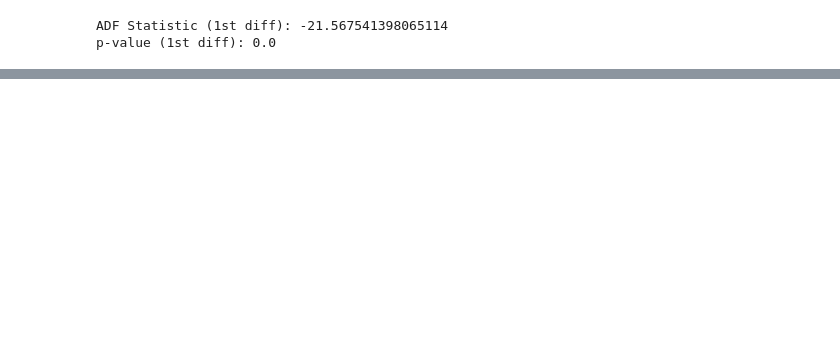
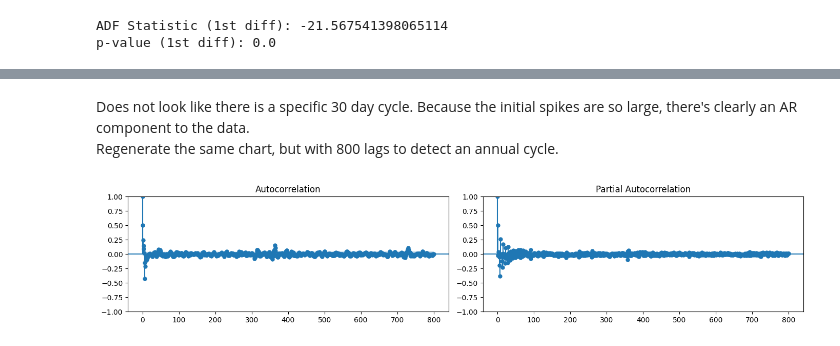
Before and after one commit to rjlatail/NYC_311_Forecasting, a Jupyter notebook: NYC_311_Forecasting_Notebook.ipynb, the cells around one changed output, grey strips where cells are left out. Saved outputs shown, nothing was run; the diff lists cells and outputs as text; code cells hidden in the pictures; blank space fills up the shorter version.

```diff
--- a/NYC_311_Forecasting_Notebook.ipynb
+++ b/NYC_311_Forecasting_Notebook.ipynb
@@ -585,0 +698,12 @@ AttributeError: 'Axes' object has no attribute 'plot_acf'
+# %% [markdown]
+Does not look like there is a specific 30 day cycle.  Because the initial spikes are so large, there's clearly an AR component to the data.
+Regenerate the same chart, but with 800 lags to detect an annual cycle.
+# %%
+# Plot ACF and PACF of seasonally differenced residuals
+fig, ax = plt.subplots(1, 2, figsize=(14, 3))
+plot_acf(df_311_pivot['Count_seasonal_diff'].dropna(), ax=ax[0], lags=800)
+plot_pacf(df_311_pivot['Count_seasonal_diff'].dropna(), ax=ax[1], lags=800)
+plt.tight_layout()
+plt.show()
+# %% [output]
+[figure, added]
```
Also changed, not shown: parts of 41 cells of this notebook.
